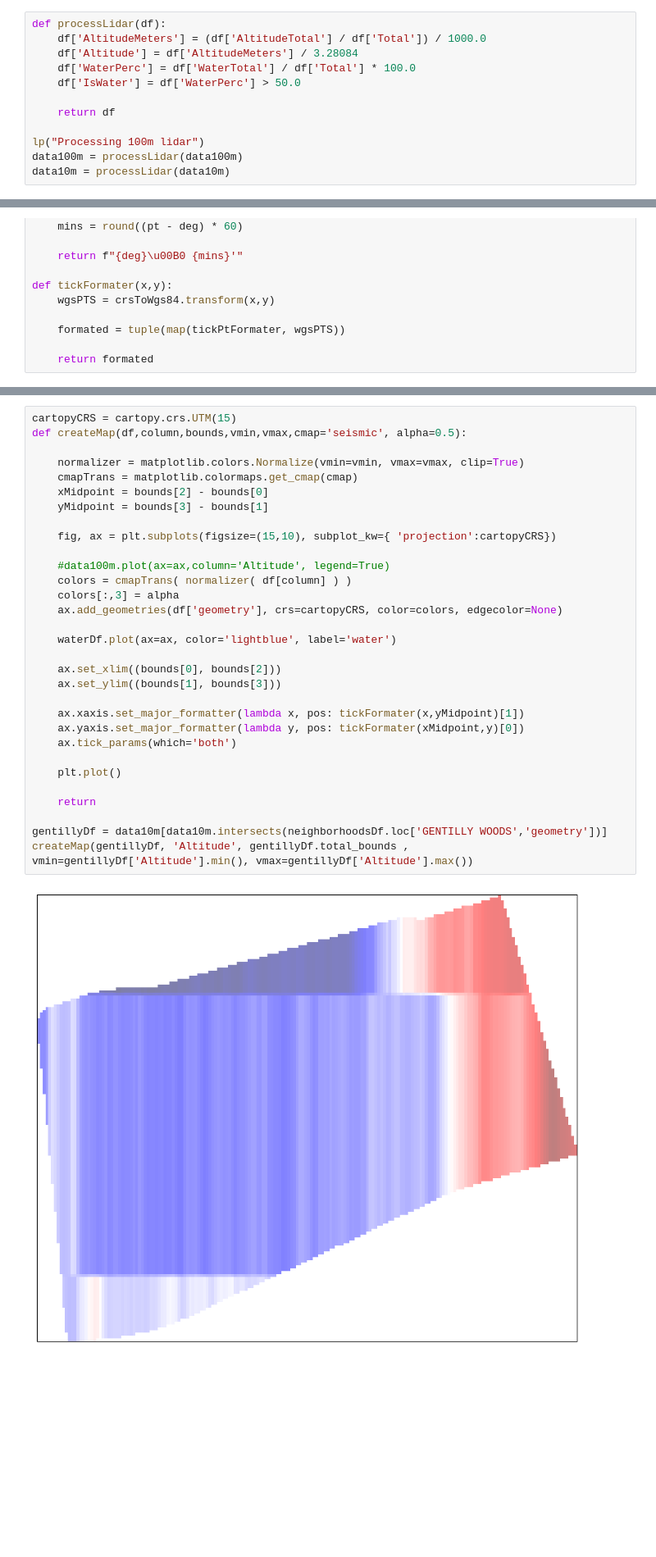
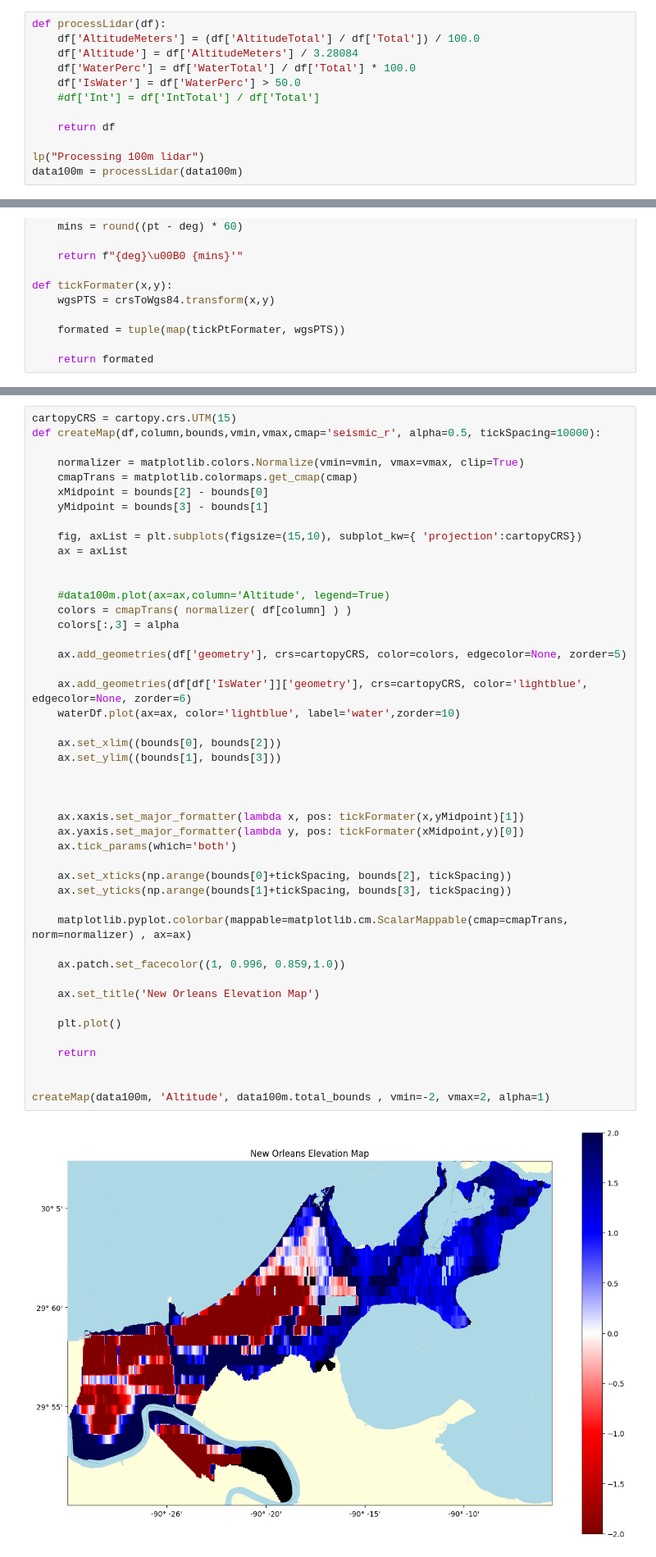
Before and after one commit to GarysCorner/NewOrleansElevation, a Jupyter notebook: CreateMaps_NewOrleans.ipynb, the cells around one changed output, grey strips where cells are left out. Shown at 82% size. Drawn from its saved outputs; the diff is of its cells as text; blank space fills up the shorter version.

```diff
--- a/CreateMaps_NewOrleans.ipynb
+++ b/CreateMaps_NewOrleans.ipynb
@@ -67,13 +64,13 @@ waterDf = gpd.read_file(f"{dataPath}WATER2.SHP").set_crs(wgs84).to_crs(crs)
 # %%
 def processLidar(df):
-    df['AltitudeMeters'] = (df['AltitudeTotal'] / df['Total']) / 1000.0
+    df['AltitudeMeters'] = (df['AltitudeTotal'] / df['Total']) / 100.0
     df['Altitude'] = df['AltitudeMeters'] / 3.28084
     df['WaterPerc'] = df['WaterTotal'] / df['Total'] * 100.0
     df['IsWater'] = df['WaterPerc'] > 50.0
+    #df['Int'] = df['IntTotal'] / df['Total']
 
     return df
 
 lp("Processing 100m lidar")
 data100m = processLidar(data100m)
-data10m = processLidar(data10m)
 # %% [output]
@@ -99,34 +96,49 @@ data100m.head(1)
 | 76 | POLYGON ((776139 3315488, 776139 ... | 0.0 | 0.0 | 0.0 | 0 days 00:00:07.441123 | NaN | NaN | NaN | False |
 # %%
 cartopyCRS = cartopy.crs.UTM(15)
-def createMap(df,column,bounds,vmin,vmax,cmap='seismic', alpha=0.5):
+def createMap(df,column,bounds,vmin,vmax,cmap='seismic_r', alpha=0.5, tickSpacing=10000):
 
     normalizer = matplotlib.colors.Normalize(vmin=vmin, vmax=vmax, clip=True)
     cmapTrans = matplotlib.colormaps.get_cmap(cmap)
     xMidpoint = bounds[2] - bounds[0]
     yMidpoint = bounds[3] - bounds[1]
 
-    fig, ax = plt.subplots(figsize=(15,10), subplot_kw={ 'projection':cartopyCRS})
+    fig, axList = plt.subplots(figsize=(15,10), subplot_kw={ 'projection':cartopyCRS})
+    ax = axList
+
 
     #data100m.plot(ax=ax,column='Altitude', legend=True)
     colors = cmapTrans( normalizer( df[column] ) )
     colors[:,3] = alpha
-    ax.add_geometries(df['geometry'], crs=cartopyCRS, color=colors, edgecolor=None)
 
-    waterDf.plot(ax=ax, color='lightblue', label='water')
+    ax.add_geometries(df['geometry'], crs=cartopyCRS, color=colors, edgecolor=None, zorder=5)
+
+    ax.add_geometries(df[df['IsWater']]['geometry'], crs=cartopyCRS, color='lightblue', edgecolor=None, zorder=6)
+    waterDf.plot(ax=ax, color='lightblue', label='water',zorder=10)
 
     ax.set_xlim((bounds[0], bounds[2]))
     ax.set_ylim((bounds[1], bounds[3]))
+
+
 
     ax.xaxis.set_major_formatter(lambda x, pos: tickFormater(x,yMidpoint)[1])
     ax.yaxis.set_major_formatter(lambda y, pos: tickFormater(xMidpoint,y)[0])
     ax.tick_params(which='both')
 
+    ax.set_xticks(np.arange(bounds[0]+tickSpacing, bounds[2], tickSpacing))
+    ax.set_yticks(np.arange(bounds[1]+tickSpacing, bounds[3], tickSpacing))
+
+    matplotlib.pyplot.colorbar(mappable=matplotlib.cm.ScalarMappable(cmap=cmapTrans, norm=normalizer) , ax=ax)
+
+    ax.patch.set_facecolor((1, 0.996, 0.859,1.0))
+
+    ax.set_title('New Orleans Elevation Map')
+
     plt.plot()
 
     return
 
-gentillyDf = data10m[data10m.intersects(neighborhoodsDf.loc['GENTILLY WOODS','geometry'])]
-createMap(gentillyDf, 'Altitude', gentillyDf.total_bounds , vmin=gentillyDf['Altitude'].min(), vmax=gentillyDf['Altitude'].max())
+
+createMap(data100m, 'Altitude', data100m.total_bounds , vmin=-2, vmax=2, alpha=1)
 # %% [output]
-[figure, old version]
+[figure, new version]
```
Also changed, not shown: parts of 14 cells of this notebook.
